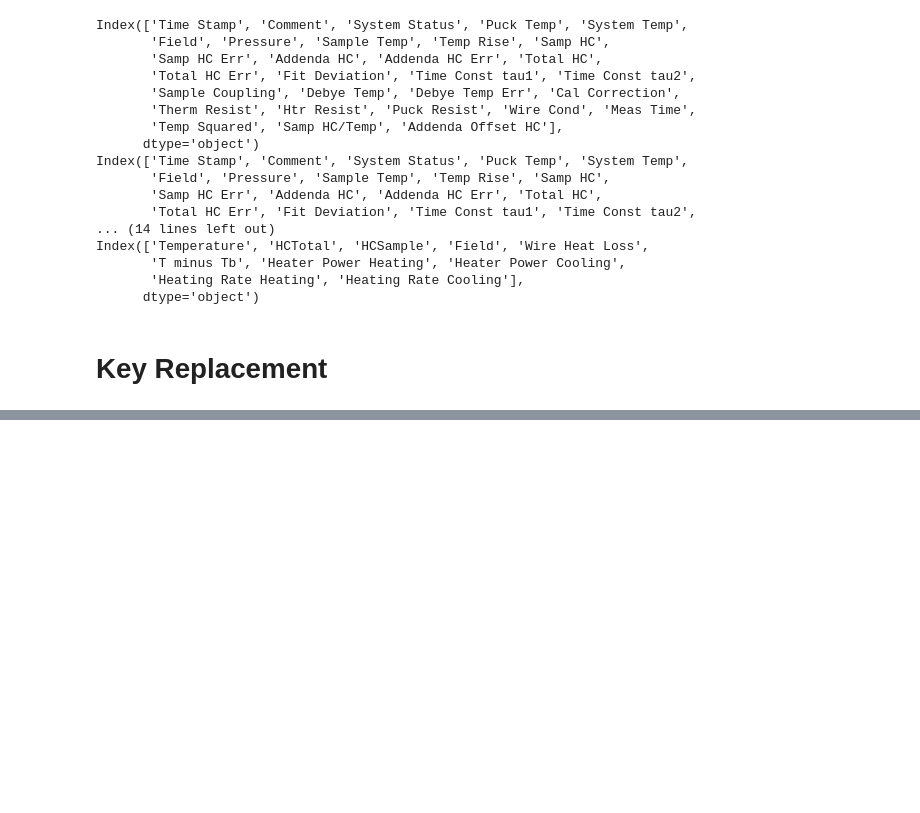
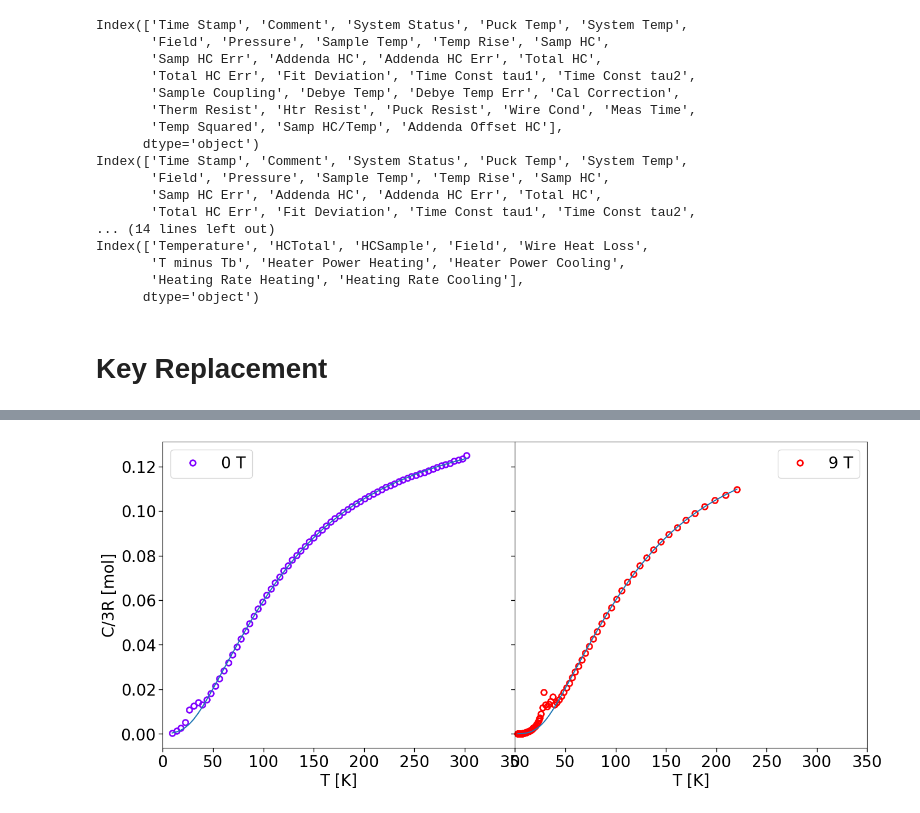
Before and after one commit to c-earth/NiS2, a Jupyter notebook: analysis.ipynb, the cells around one changed output, grey strips where cells are left out. Saved outputs shown, nothing was run; the diff lists cells and outputs as text; code cells hidden in the pictures; blank space fills up the shorter version.

```diff
--- a/analysis.ipynb
+++ b/analysis.ipynb
@@ -42,0 +81,33 @@ old_keyss = [['Sample Temp', 'Sample Temp (Kelvin)', 'Temperature'],
+# %%
+from scipy.optimize import least_squares
+from fitting_functions import phonon_electron, residuals
+
+func = np.vectorize(phonon_electron)
+
+T_cutoff = 50
+
+fig, ax = plt.subplots(1, 2, figsize = (16, 7), sharey = True)
+for i, (B, coarse_wide_datum) in enumerate(coarse_wide_data.items()):
+    coarse_wide_datum = coarse_wide_datum.sort_values(by=['T'])
+    T = coarse_wide_datum['T'].to_numpy()
+    c = coarse_wide_datum['C'].to_numpy()/(3*8314.5)
+    weight = np.pad(T[2:] - T[:-2], pad_width = 1, mode = 'edge')
+    weight /= np.max(weight)
+    bounds = [[0, 0, 0, 100, 0],
+              [0.1, 500, 0.1, 500, 0.001]]
+    ps = least_squares(residuals, x0 = [0.1, 400, 0, 400, 0], bounds = bounds, args = (T, c, func, T_cutoff, 1000, weight))
+    bg = func(T, *ps.x)
+    ax[i].plot(T, c, 'o',
+        linewidth = 2, markersize = 7, markerfacecolor = 'none', markeredgewidth = 2,
+        label = f'{B} T', clip_on = False, color = colors[B])
+    ax[i].plot(T, bg)
+    ax[i].set_xlabel('T [K]', fontsize = fontsize)
+    ax[i].tick_params(axis = 'both', length = 5, width = 1, labelsize = fontsize)
+    ax[i].set_xlim(0, 350)
+    ax[i].set_ylim(0, 0.13)
+    ax[i].legend(fontsize = fontsize)
+ax[0].set_ylabel(r'C/3R [mol]', fontsize = fontsize)
+plt.subplots_adjust(wspace = 1)
+plt.show()
+# %% [output]
+[figure, added]
```
Also changed, not shown: parts of 5 cells of this notebook, 1 other file.
